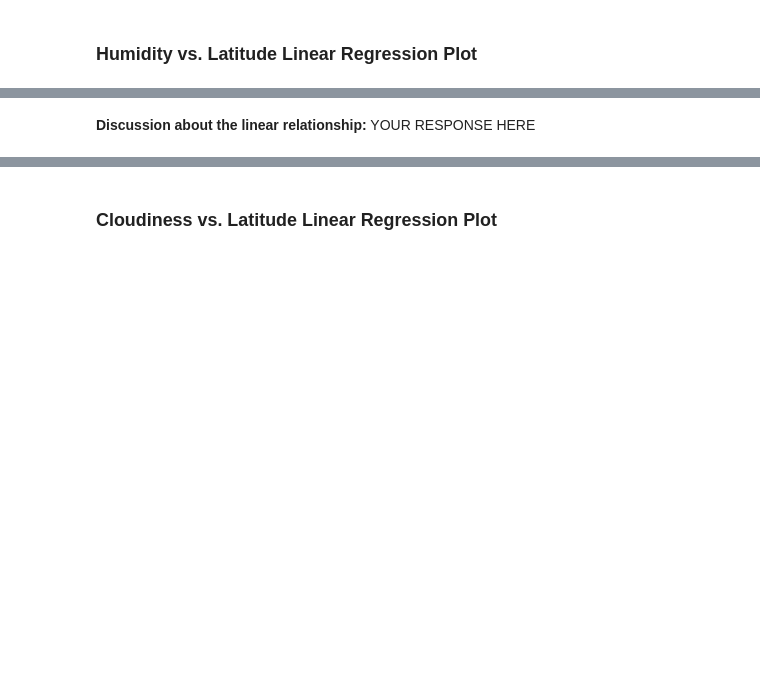
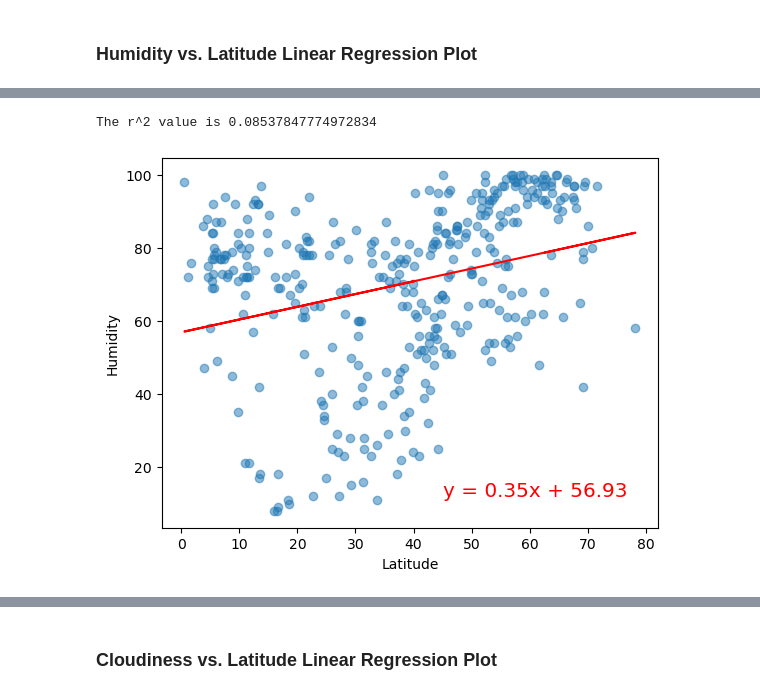
Before and after one commit to jdsouthern/python-api-challenge, a Jupyter notebook: WeatherPy/WeatherPy.ipynb, the cells around one changed output, grey strips where cells are left out. Drawn from its saved outputs; the diff is of its cells as text; code cells hidden in the pictures; blank space fills up the shorter version.

```diff
--- a/WeatherPy/WeatherPy.ipynb
+++ b/WeatherPy/WeatherPy.ipynb
@@ -328,2 +332,13 @@ The r-value is: 0.0002808747046324607
-# %% [markdown]
-**Discussion about the linear relationship:** YOUR RESPONSE HERE
+# %%
+# Northern Hemisphere
+(plot, rr, eqn) = linReg(northern_hemi_df["Lat"], northern_hemi_df["Humidity"])
+plt.scatter(northern_hemi_df["Lat"], northern_hemi_df["Humidity"], alpha=0.5)
+plt.plot(northern_hemi_df["Lat"], plot, color='r')
+plt.xlabel("Latitude")
+plt.ylabel("Humidity")
+plt.text(45, 12, eqn, color='r', fontsize='x-large')
+print(f"The r^2 value is {rr}")
+plt.show()
+# %% [output]
+The r^2 value is 0.08537847774972834
+[figure, added]
```
Also changed, not shown: parts of 26 cells of this notebook.
